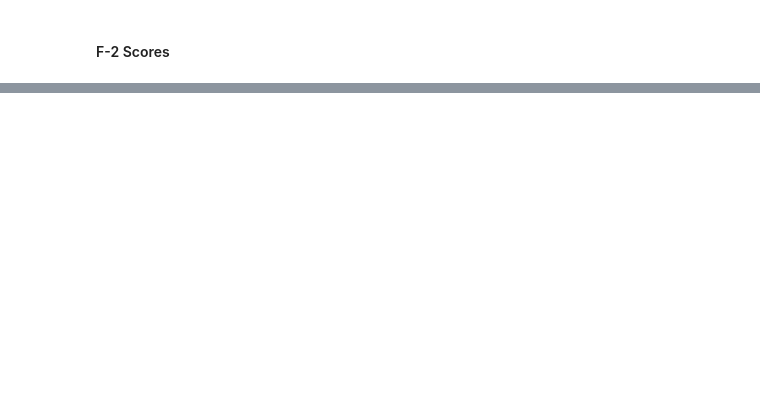
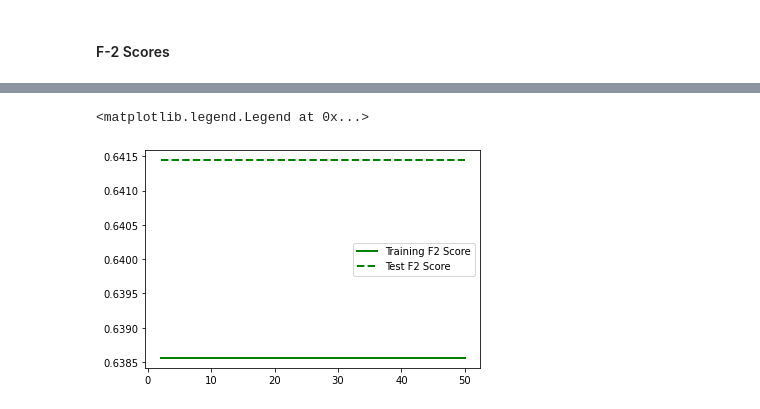
Before and after one commit to alhparsa/CMPT459-Project, a Jupyter notebook: Milestone_2.ipynb, the cells around one changed output, grey strips where cells are left out. Cells and saved outputs as stored; diff of their text form; code cells hidden in the pictures; blank space fills up the shorter version.

```diff
--- a/Milestone_2.ipynb
+++ b/Milestone_2.ipynb
@@ -140,0 +189,7 @@ sklearn.metrics.fbeta_score(y_test, y_test_pred, beta=1, average=None)
+# %%
+plts.plot( 'Tree_Size', 'Training_F2', data=df, marker='', color='green', linewidth=2, label="Training F2 Score")
+plts.plot( 'Tree_Size', 'Test_F2', data=df, marker='', color='green', linewidth=2, linestyle='dashed', label="Test F2 Score")
+plts.legend()
+# %% [output]
+<matplotlib.legend.Legend at 0x...>
+[figure, added]
```
Also changed, not shown: parts of 15 cells of this notebook.
